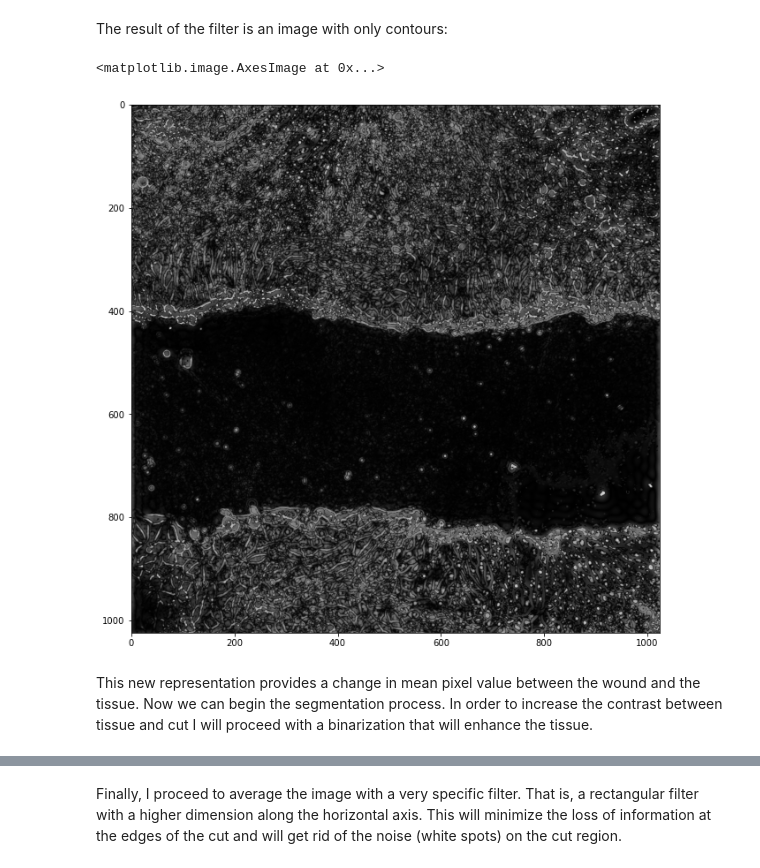
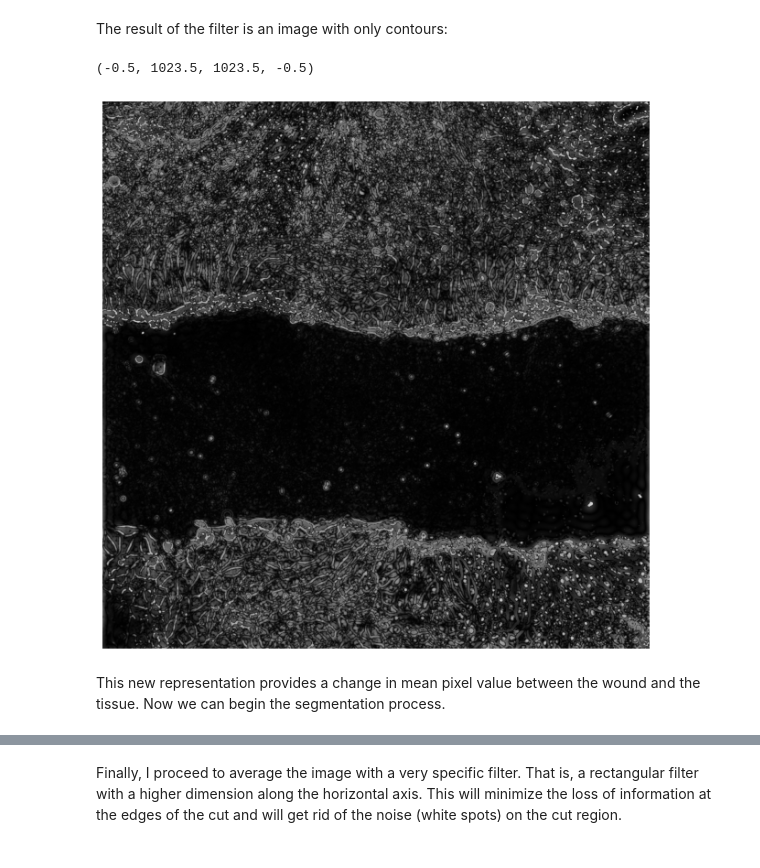
Before and after one commit to ignaciocordova/DegreeCourse-ImageProcessing-ArtificialVision, a Jupyter notebook: final_project/First Image DIC_SN_15_L10_Sum00.ipynb, the cells around one changed output, grey strips where cells are left out. Drawn from its saved outputs; the diff is of its cells as text; code cells hidden in the pictures.

```diff
--- a/final_project/First Image DIC_SN_15_L10_Sum00.ipynb
+++ b/final_project/First Image DIC_SN_15_L10_Sum00.ipynb
@@ -72,10 +72,11 @@ The result of the filter is an image with only contours:
 # %%
 im1 = np.abs(np.fft.ifft2(im_tf*circ))
 
 plt.figure(figsize=(11,11))
 plt.imshow(im1,cmap='gray')
+plt.axis('off')
 # %% [output]
-<matplotlib.image.AxesImage at 0x...>
+(-0.5, 1023.5, 1023.5, -0.5)
-[figure, old version]
+[figure, new version]
 # %% [markdown]
-This new representation provides a change in mean pixel value between the wound and the tissue. Now we can begin the segmentation process. In order to increase the contrast between tissue and cut I will proceed with a binarization that will enhance the tissue.
+This new representation provides a change in mean pixel value between the wound and the tissue. Now we can begin the segmentation process.
```
Also changed, not shown: parts of 16 cells of this notebook, 8 other files.
